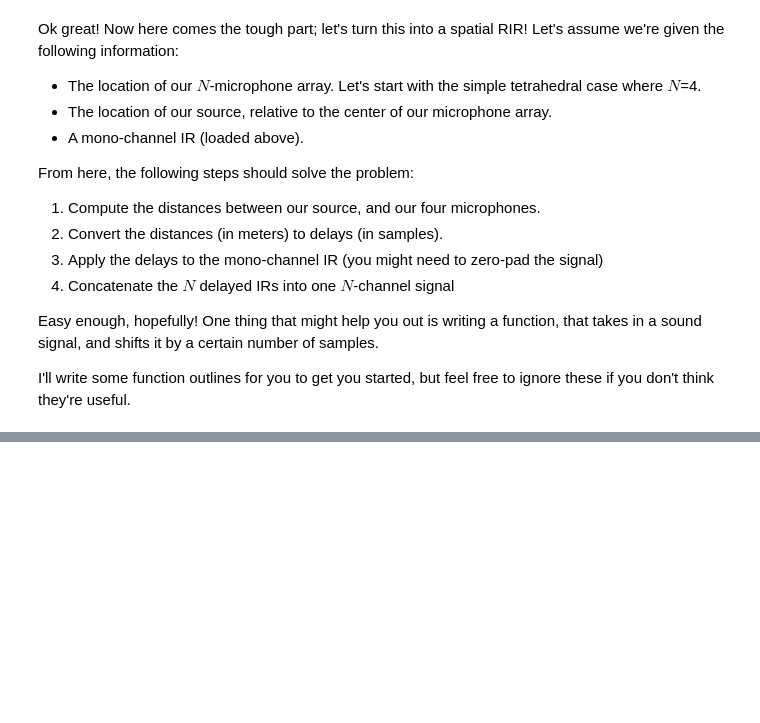
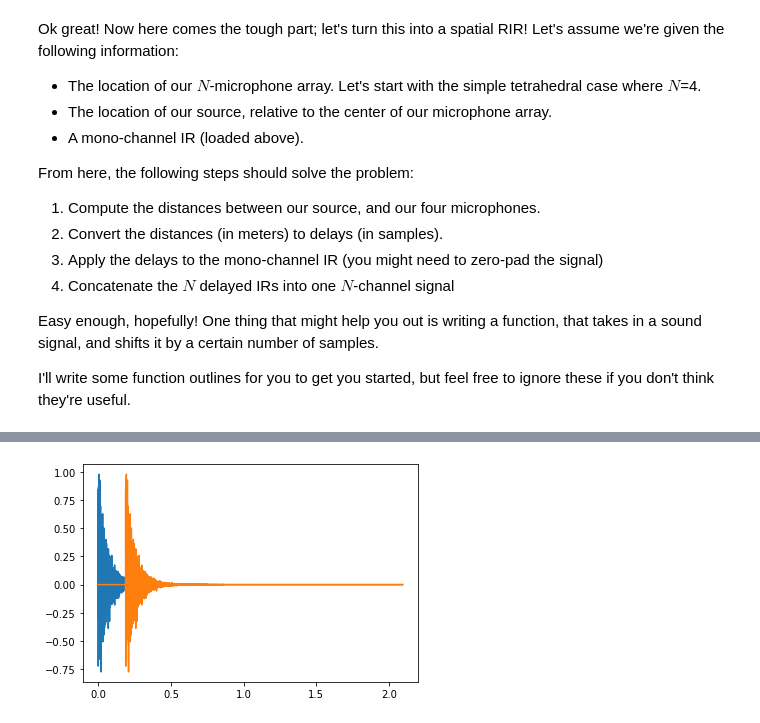
Before and after one commit to rupalisarathy/RIR_Delay, a Jupyter notebook: sound_shifting.ipynb, the cells around one changed output, grey strips where cells are left out. Saved outputs shown, nothing was run; the diff lists cells and outputs as text; code cells hidden in the pictures; blank space fills up the shorter version.

Commit message:
small fixes to rir_delay.py incl name/main block, modified assertion conditions for shift_ir, added new work in sound_shifting notebook

```diff
--- a/sound_shifting.ipynb
+++ b/sound_shifting.ipynb
@@ -81,0 +59,12 @@ def shift_ir(ir, delay):
+# %%
+#you can access the functions in 'rir_delay.py' by the following syntax:
+delay_sec = rir_delay.spherical_distance(m1_coords, m2_coords)
+# %%
+delay_samp = int(delay_sec * sr)
+delayed_ir = rir_delay.shift_ir(ir, delay_samp*10)
+# %%
+plt.plot(t, ir) #plot sample
+
+plt.plot(t, delayed_ir)
+Audio(data=ir+delayed_ir, rate=sr) #playback audio
+# %% [output]
@@ -81,0 +72 @@ def shift_ir(ir, delay):
+[figure, added]
```
Also changed, not shown: parts of 6 cells of this notebook, 1 other file.
